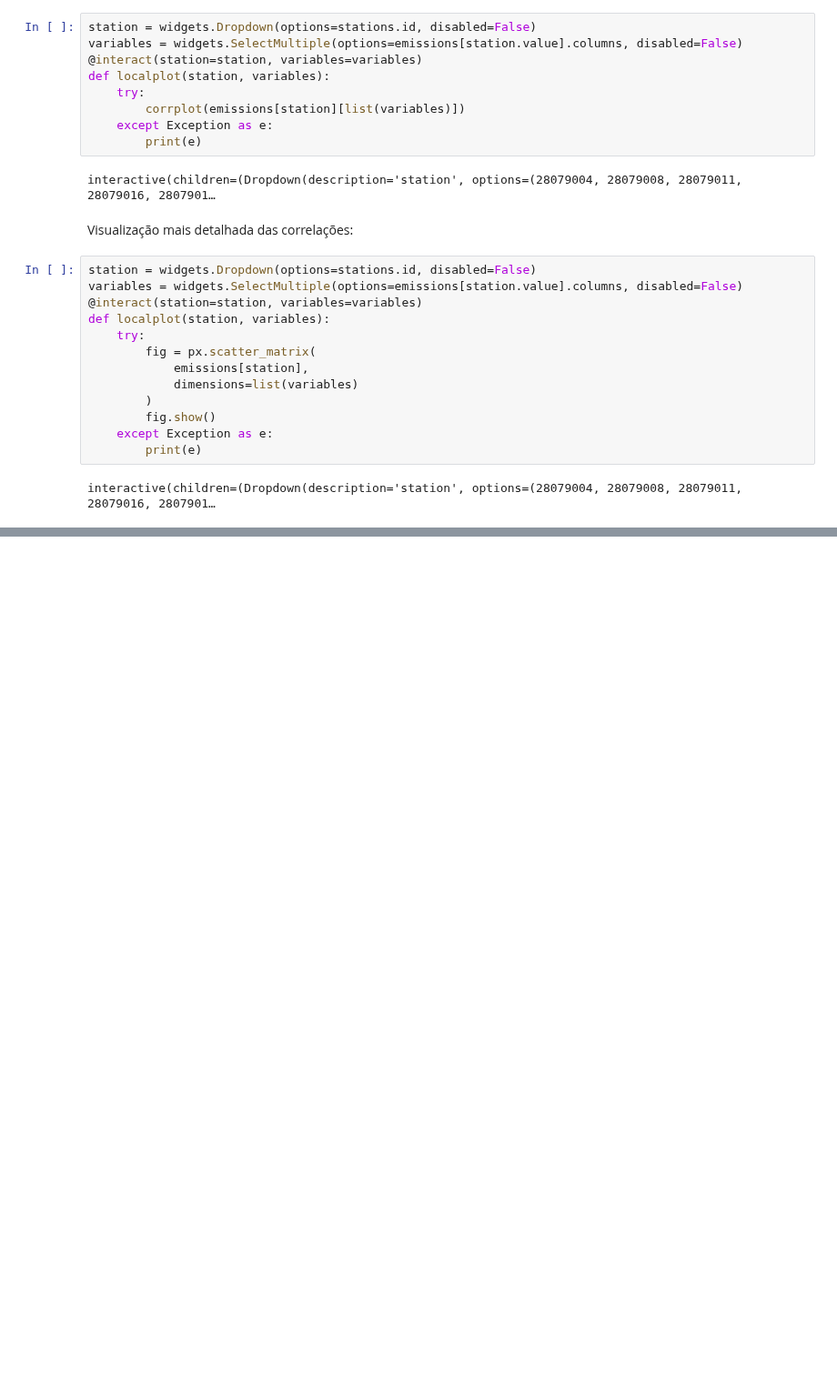
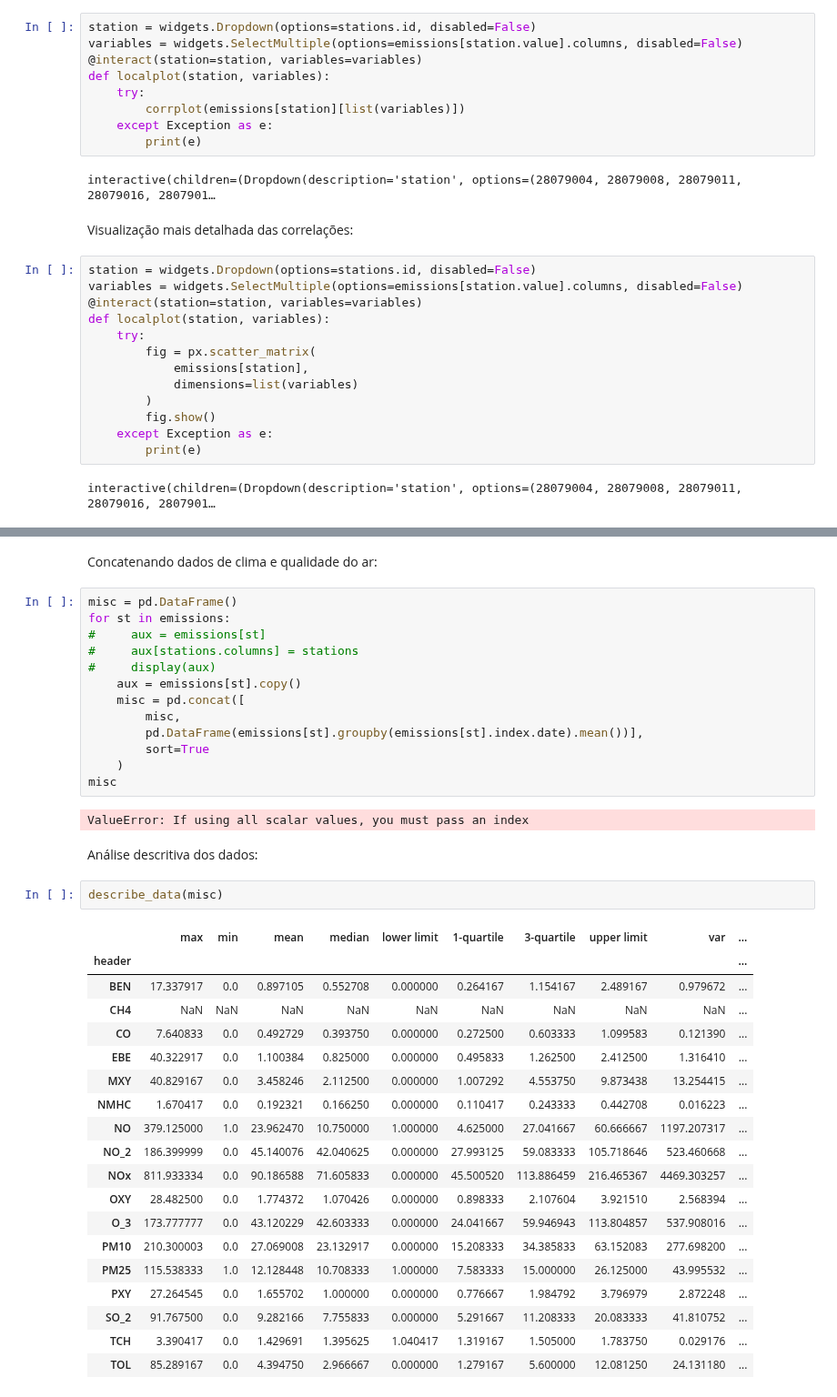
Before and after one commit to patricksferraz/aqw-madrid-data-analysis, a Jupyter notebook: analytics.ipynb, the cells around one changed output, grey strips where cells are left out. Shown at 91% size. Saved outputs shown, nothing was run; the diff lists cells and outputs as text; blank space fills up the shorter version.

```diff
--- a/analytics.ipynb
+++ b/analytics.ipynb
@@ -580,0 +622,41 @@ interactive(children=(Dropdown(description='station', options=(28079004, 2807900
+# %% [markdown]
+Concatenando dados de clima e qualidade do ar:
+# %%
+misc = pd.DataFrame()
+for st in emissions:
+#     aux = emissions[st]
+#     aux[stations.columns] = stations
+#     display(aux)
+    aux = emissions[st].copy()
+    misc = pd.concat([
+        misc,
+        pd.DataFrame(emissions[st].groupby(emissions[st].index.date).mean())],
+        sort=True
+    )
+misc
+# %% [output]
+ValueError: If using all scalar values, you must pass an index
+# %% [markdown]
+Análise descritiva dos dados:
+# %%
+describe_data(misc)
+# %% [output]
+|  | max | min | mean | median | lower limit | 1-quartile | 3-quartile | upper limit | var | ... |
+| header |  |  |  |  |  |  |  |  |  | ... |
+| BEN | 17.337917 | 0.0 | 0.897105 | 0.552708 | 0.000000 | 0.264167 | 1.154167 | 2.489167 | 0.979672 | ... |
+| CH4 | NaN | NaN | NaN | NaN | NaN | NaN | NaN | NaN | NaN | ... |
+| CO | 7.640833 | 0.0 | 0.492729 | 0.393750 | 0.000000 | 0.272500 | 0.603333 | 1.099583 | 0.121390 | ... |
+| EBE | 40.322917 | 0.0 | 1.100384 | 0.825000 | 0.000000 | 0.495833 | 1.262500 | 2.412500 | 1.316410 | ... |
+| MXY | 40.829167 | 0.0 | 3.458246 | 2.112500 | 0.000000 | 1.007292 | 4.553750 | 9.873438 | 13.254415 | ... |
+| NMHC | 1.670417 | 0.0 | 0.192321 | 0.166250 | 0.000000 | 0.110417 | 0.243333 | 0.442708 | 0.016223 | ... |
+| NO | 379.125000 | 1.0 | 23.962470 | 10.750000 | 1.000000 | 4.625000 | 27.041667 | 60.666667 | 1197.207317 | ... |
+| NO_2 | 186.399999 | 0.0 | 45.140076 | 42.040625 | 0.000000 | 27.993125 | 59.083333 | 105.718646 | 523.460668 | ... |
+| NOx | 811.933334 | 0.0 | 90.186588 | 71.605833 | 0.000000 | 45.500520 | 113.886459 | 216.465367 | 4469.303257 | ... |
+| OXY | 28.482500 | 0.0 | 1.774372 | 1.070426 | 0.000000 | 0.898333 | 2.107604 | 3.921510 | 2.568394 | ... |
+| O_3 | 173.777777 | 0.0 | 43.120229 | 42.603333 | 0.000000 | 24.041667 | 59.946943 | 113.804857 | 537.908016 | ... |
+| PM10 | 210.300003 | 0.0 | 27.069008 | 23.132917 | 0.000000 | 15.208333 | 34.385833 | 63.152083 | 277.698200 | ... |
+| PM25 | 115.538333 | 1.0 | 12.128448 | 10.708333 | 1.000000 | 7.583333 | 15.000000 | 26.125000 | 43.995532 | ... |
+| PXY | 27.264545 | 0.0 | 1.655702 | 1.000000 | 0.000000 | 0.776667 | 1.984792 | 3.796979 | 2.872248 | ... |
+| SO_2 | 91.767500 | 0.0 | 9.282166 | 7.755833 | 0.000000 | 5.291667 | 11.208333 | 20.083333 | 41.810752 | ... |
+| TCH | 3.390417 | 0.0 | 1.429691 | 1.395625 | 1.040417 | 1.319167 | 1.505000 | 1.783750 | 0.029176 | ... |
+| TOL | 85.289167 | 0.0 | 4.394750 | 2.966667 | 0.000000 | 1.279167 | 5.600000 | 12.081250 | 24.131180 | ... |
```
Also changed, not shown: parts of 5 cells of this notebook.
